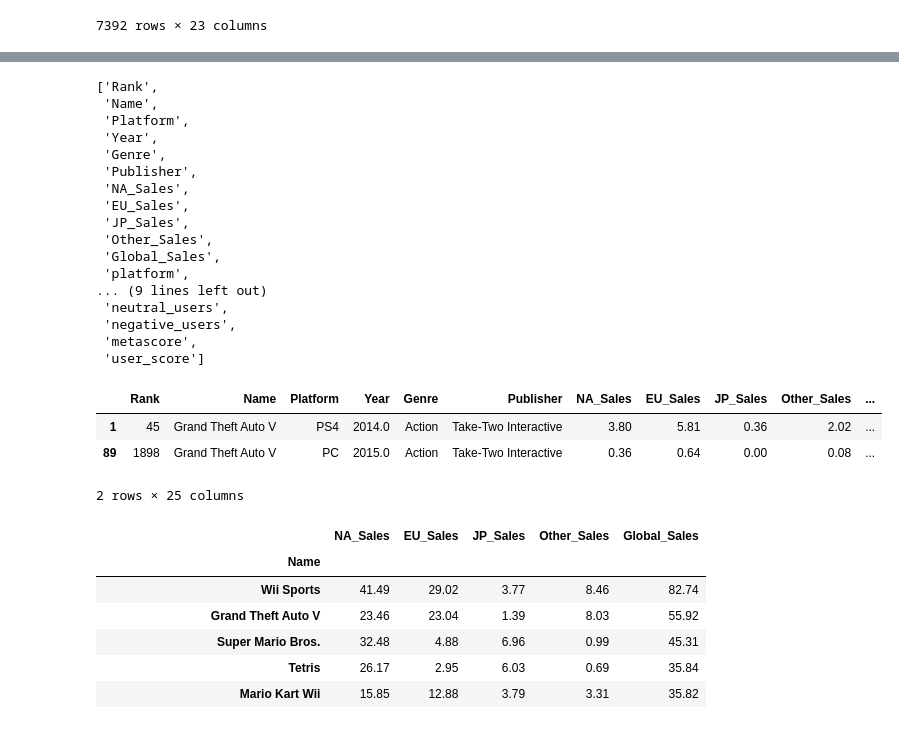
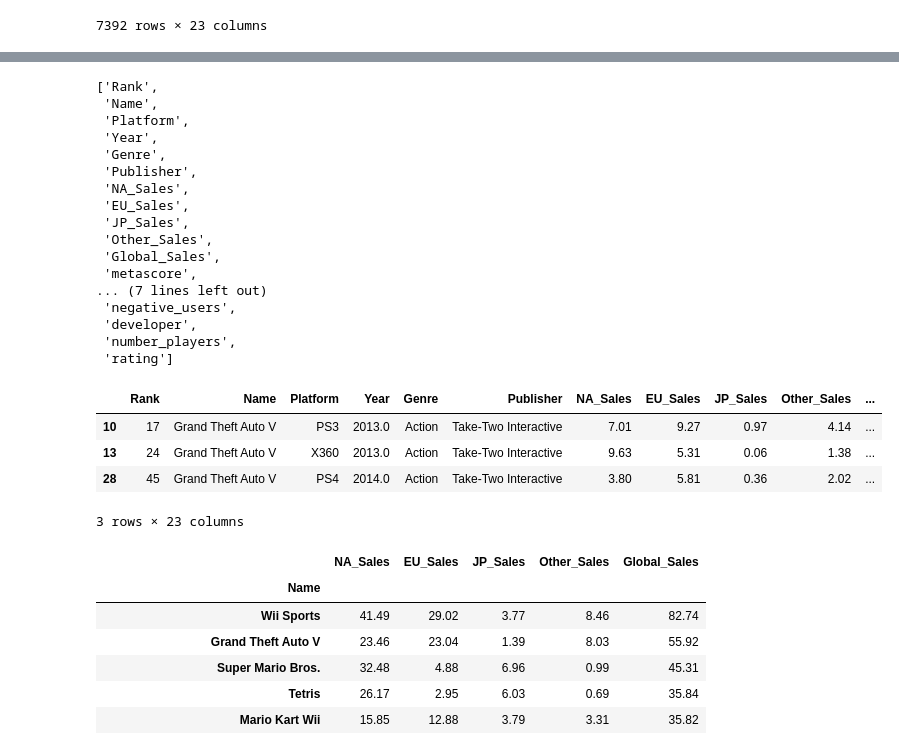
Before and after one commit to mchjohnson13/Group05, a Jupyter notebook: Video_Games/Notebooks/Exploratory_Data_Analysis.ipynb, the cells around one changed output, grey strips where cells are left out. Cells and saved outputs as stored; diff of their text form; code cells hidden in the pictures.

```diff
--- a/Video_Games/Notebooks/Exploratory_Data_Analysis.ipynb
+++ b/Video_Games/Notebooks/Exploratory_Data_Analysis.ipynb
@@ -89,6 +97,4 @@ import re
 ratings_df["metascore"] = ratings_df["metascore"].str.extract("\n(\d+)\n", flags=re.IGNORECASE)
 # %%
 ratings_df["developer"] = ratings_df["developer"].str.extract("\s*\n\s*(\w+)\s*\n*\s*", flags=re.IGNORECASE)
-# %%
-ratings_df.drop("developer2", axis=1, inplace=True)
 # %%
@@ -113,0 +120,18 @@ Name: number_players, dtype: int64
+# %%
+def fix_num_players(x):
+    if x in ('1-4 ', 'Up to 4 ', "1-2 ", "2 ","1-3 "):
+        return "local multiplayer"
+    elif x in ('2  Online','Up to 8 ',"1-8 ","1-5",'4  Online','Up to 16 ','8  Online','Up to 12 ','Up to 6 ',
+               'Up to 10 ','16  Online',"1-5 ",'6  Online','1-6 ','1-16 ','10  Online','Up to 18 ',
+               'Up to 24 ','Up to 22 ','24  Online','12  Online','Up to 20 ','Up to 3 ',
+               '32  Online','14  Online','Up to 14 ','Online Multiplayer','1-12 ','Up to 64 ',
+               '1-10 ','Up to 32 ','Up to 5 ','Up to 40 ','Up to 30 ','44  Online','Up to 60 ',
+               '5  Online'):
+        return "Online Multiplayer"
+    elif x in ("Up to more than 64 ", "Massively Multiplayer"):
+        return"Massively Multiplayer"
+    else:
+        return x
+
+ratings_df["number_players"] = ratings_df["number_players"].apply(fix_num_players)
+ratings_df.number_players.value_counts()
@@ -114,6 +145,6 @@ Name: number_players, dtype: int64
 # %%
-new_df = pd.merge(games_df, ratings_df, how="inner", left_on=["Name","Platform"], right_on=["Name", "Platform"])
-new_df
+combo_df = pd.merge(games_df, ratings_df, how="inner", left_on=["Name","Platform"], right_on=["Name", "Platform"])
+combo_df
 # %% [output]
 |  | Rank | Name | Platform | Year | Genre | Publisher | NA_Sales | EU_Sales | JP_Sales | Other_Sales | ... |
 | 0 | 1 | Wii Sports | Wii | 2006.0 | Sports | Nintendo | 41.49 | 29.02 | 3.77 | 8.46 | ... |
@@ -147,5 +179,5 @@ new_df.iloc[:,6:]
 # %%
-new_df.columns.tolist()
+combo_df.columns.tolist()
 # %% [output]
 ['Rank',
  'Name',
@@ -158,11 +190,11 @@ new_df.columns.tolist()
  'JP_Sales',
  'Other_Sales',
  'Global_Sales',
- 'platform',
-... (9 lines left out)
- 'neutral_users',
+ 'metascore',
+... (7 lines left out)
  'negative_users',
- 'metascore',
- 'user_score']
+ 'developer',
+ 'number_players',
+ 'rating']
 # %%
 # Gather all games for each platform that there is no rating data for.
@@ -171,10 +203,11 @@ no_rating_df.to_csv("../Resources/games_to_get_ratings.csv")
 # %%
-new_df[new_df["Name"]=="Grand Theft Auto V"]
+combo_df[combo_df["Name"]=="Grand Theft Auto V"]
 # %% [output]
 |  | Rank | Name | Platform | Year | Genre | Publisher | NA_Sales | EU_Sales | JP_Sales | Other_Sales | ... |
-| 1 | 45 | Grand Theft Auto V | PS4 | 2014.0 | Action | Take-Two Interactive | 3.80 | 5.81 | 0.36 | 2.02 | ... |
-| 89 | 1898 | Grand Theft Auto V | PC | 2015.0 | Action | Take-Two Interactive | 0.36 | 0.64 | 0.00 | 0.08 | ... |
+| 10 | 17 | Grand Theft Auto V | PS3 | 2013.0 | Action | Take-Two Interactive | 7.01 | 9.27 | 0.97 | 4.14 | ... |
+| 13 | 24 | Grand Theft Auto V | X360 | 2013.0 | Action | Take-Two Interactive | 9.63 | 5.31 | 0.06 | 1.38 | ... |
+| 28 | 45 | Grand Theft Auto V | PS4 | 2014.0 | Action | Take-Two Interactive | 3.80 | 5.81 | 0.36 | 2.02 | ... |
-2 rows × 25 columns
+3 rows × 23 columns
 # %%
 all_consoles_games_df = games_df.groupby("Name").sum().drop(["Rank","Year"],axis=1).sort_values("Global_Sales", ascending=False)
 # %%
```
Also changed, not shown: parts of 43 cells of this notebook, 5 other files.
